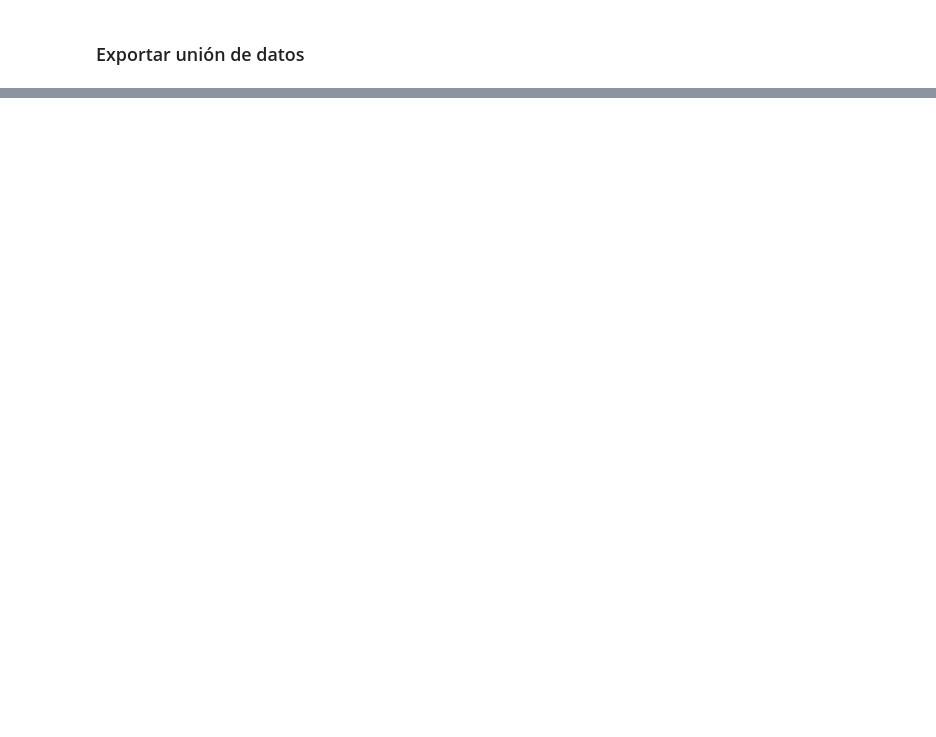
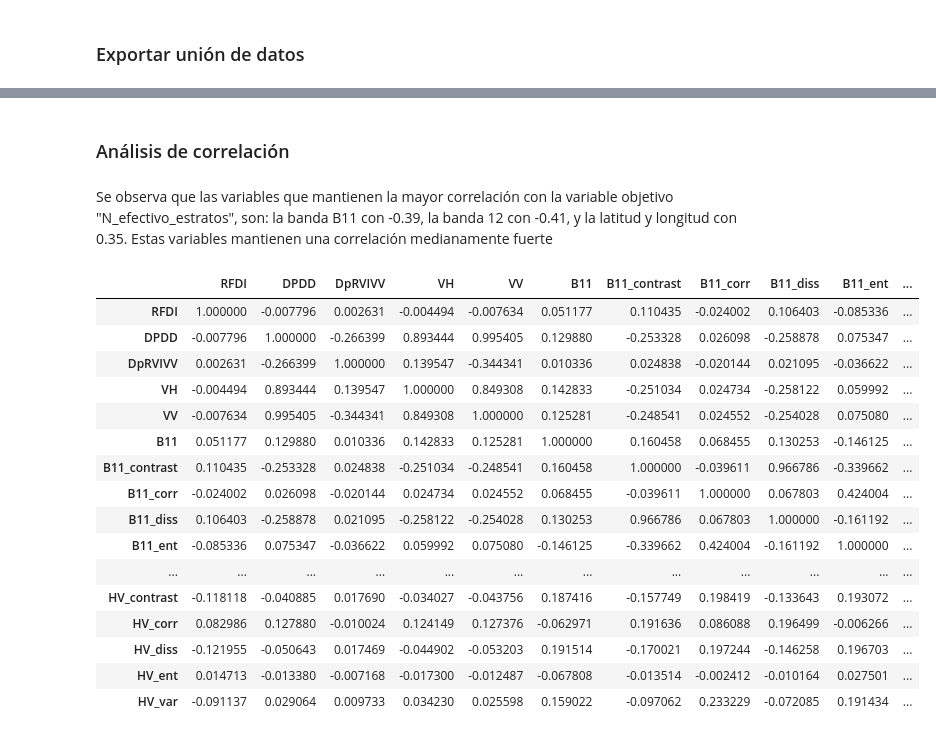
Before and after one commit to daningMontano/GEDI_STRUCTURE_ML, a Jupyter notebook: ML/GEDI_EDA.ipynb, the cells around one changed output, grey strips where cells are left out. Cells and saved outputs as stored; diff of their text form; code cells hidden in the pictures; blank space fills up the shorter version.

```diff
--- a/ML/GEDI_EDA.ipynb
+++ b/ML/GEDI_EDA.ipynb
@@ -60,0 +86,4 @@ df_union_gedi.to_csv('DATA/df_union_gedi.csv', index=False)
+# %%
+pd.set_option('display.max_rows', None)
+pd.set_option('display.max_columns', None)
+df_union_gedi.describe()
@@ -60,0 +100,24 @@ df_union_gedi.to_csv('DATA/df_union_gedi.csv', index=False)
+# %% [markdown]
+### Análisis de correlación
+# %% [markdown]
+Se observa que las variables que mantienen la mayor correlación con la variable objetivo "N_efectivo_estratos", son: la banda B11 con -0.39, la banda 12 con -0.41, y la latitud y longitud con 0.35. Estas variables mantienen una correlación medianamente fuerte
+# %%
+df_union_gedi.corr("spearman")
+# %% [output]
+|  | RFDI | DPDD | DpRVIVV | VH | VV | B11 | B11_contrast | B11_corr | B11_diss | B11_ent | ... |
+| RFDI | 1.000000 | -0.007796 | 0.002631 | -0.004494 | -0.007634 | 0.051177 | 0.110435 | -0.024002 | 0.106403 | -0.085336 | ... |
+| DPDD | -0.007796 | 1.000000 | -0.266399 | 0.893444 | 0.995405 | 0.129880 | -0.253328 | 0.026098 | -0.258878 | 0.075347 | ... |
+| DpRVIVV | 0.002631 | -0.266399 | 1.000000 | 0.139547 | -0.344341 | 0.010336 | 0.024838 | -0.020144 | 0.021095 | -0.036622 | ... |
+| VH | -0.004494 | 0.893444 | 0.139547 | 1.000000 | 0.849308 | 0.142833 | -0.251034 | 0.024734 | -0.258122 | 0.059992 | ... |
+| VV | -0.007634 | 0.995405 | -0.344341 | 0.849308 | 1.000000 | 0.125281 | -0.248541 | 0.024552 | -0.254028 | 0.075080 | ... |
+| B11 | 0.051177 | 0.129880 | 0.010336 | 0.142833 | 0.125281 | 1.000000 | 0.160458 | 0.068455 | 0.130253 | -0.146125 | ... |
+| B11_contrast | 0.110435 | -0.253328 | 0.024838 | -0.251034 | -0.248541 | 0.160458 | 1.000000 | -0.039611 | 0.966786 | -0.339662 | ... |
+| B11_corr | -0.024002 | 0.026098 | -0.020144 | 0.024734 | 0.024552 | 0.068455 | -0.039611 | 1.000000 | 0.067803 | 0.424004 | ... |
+| B11_diss | 0.106403 | -0.258878 | 0.021095 | -0.258122 | -0.254028 | 0.130253 | 0.966786 | 0.067803 | 1.000000 | -0.161192 | ... |
+| B11_ent | -0.085336 | 0.075347 | -0.036622 | 0.059992 | 0.075080 | -0.146125 | -0.339662 | 0.424004 | -0.161192 | 1.000000 | ... |
+| ... | ... | ... | ... | ... | ... | ... | ... | ... | ... | ... | ... |
+| HV_contrast | -0.118118 | -0.040885 | 0.017690 | -0.034027 | -0.043756 | 0.187416 | -0.157749 | 0.198419 | -0.133643 | 0.193072 | ... |
+| HV_corr | 0.082986 | 0.127880 | -0.010024 | 0.124149 | 0.127376 | -0.062971 | 0.191636 | 0.086088 | 0.196499 | -0.006266 | ... |
+| HV_diss | -0.121955 | -0.050643 | 0.017469 | -0.044902 | -0.053203 | 0.191514 | -0.170021 | 0.197244 | -0.146258 | 0.196703 | ... |
+| HV_ent | 0.014713 | -0.013380 | -0.007168 | -0.017300 | -0.012487 | -0.067808 | -0.013514 | -0.002412 | -0.010164 | 0.027501 | ... |
+| HV_var | -0.091137 | 0.029064 | 0.009733 | 0.034230 | 0.025598 | 0.159022 | -0.097062 | 0.233229 | -0.072085 | 0.191434 | ... |
```
Also changed, not shown: parts of 9 cells of this notebook.
